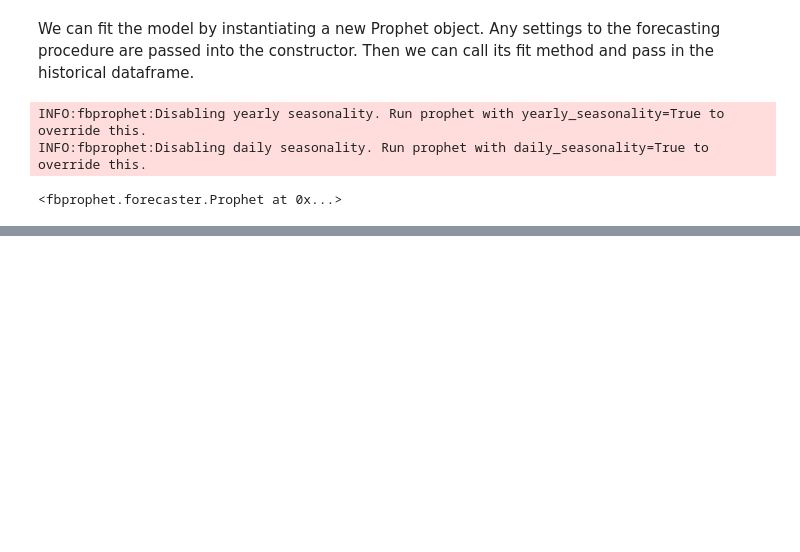
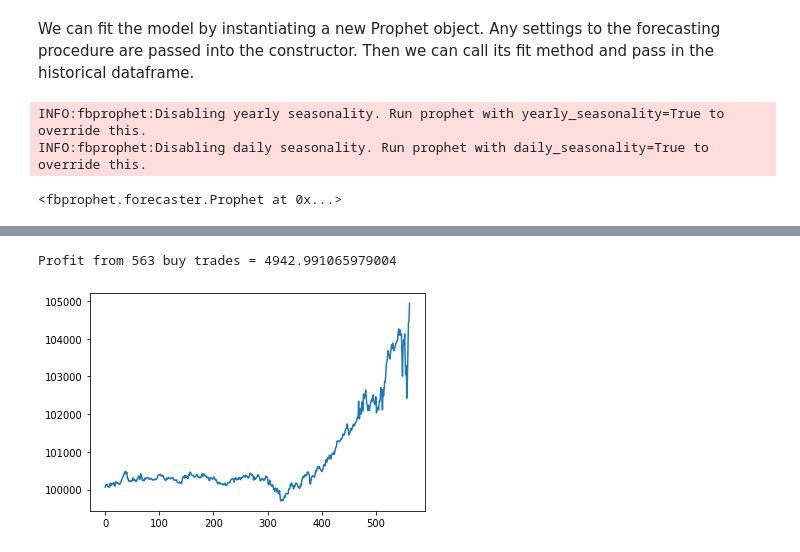
Before and after one commit to J-Chaudhary/test, a Jupyter notebook: CISC520.ipynb, the cells around one changed output, grey strips where cells are left out. Saved outputs shown, nothing was run; the diff lists cells and outputs as text; code cells hidden in the pictures; blank space fills up the shorter version.

```diff
--- a/CISC520.ipynb
+++ b/CISC520.ipynb
@@ -140,0 +190,25 @@ figure2 = m.plot_components(forecast)
+# %%
+def sell_trade(df):
+    a = 0 # variable to store selling price
+    p_value = 100000 # initial portfolio value
+    p_track = [] # populate the list to plot portfolio
+    trade = True
+    for i in range (20, len(df)):
+        if trade == True:
+            if df['Close'][i] < df['sma'][i] and df['rsi'][i] < 70: # if rsi is in trading zone between 30 and 70 then Buy trae will trigger
+                a = df['Open'][i+1]
+                trade = False
+        elif trade == False:
+            if df['rsi'][i] < 30 or df['Close'][i] >= a - (a * 0.5):
+                s = df['Close'][i]
+                p_value += (s - a) * 100
+                trade = True
+                p_track.append(p_value)
+    return p_track
+j=sell_trade(MSFT)[-1] - 100000
+print(f"Profit from {len(sell_trade(MSFT))} buy trades = {j}")
+plt.plot(sell_trade(MSFT))
+plt.show()
+# %% [output]
+Profit from 563 buy trades = 4942.991065979004
+[figure, added]
```
Also changed, not shown: parts of 19 cells of this notebook.
